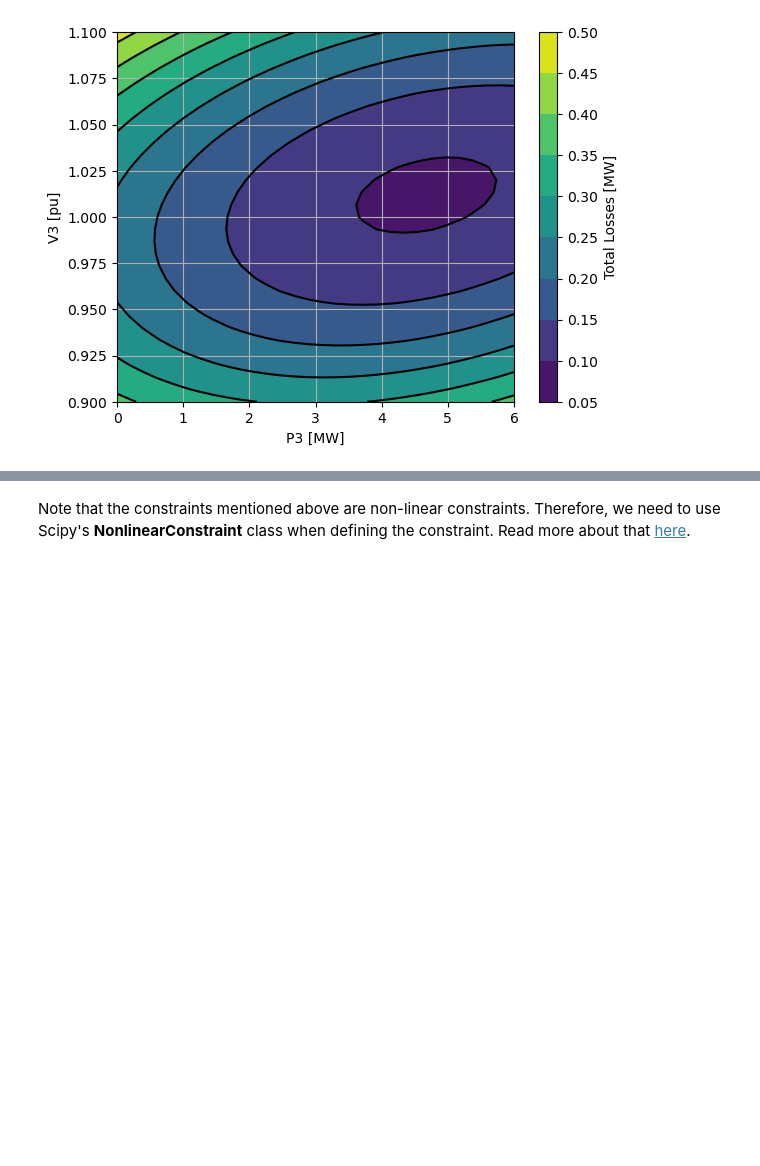
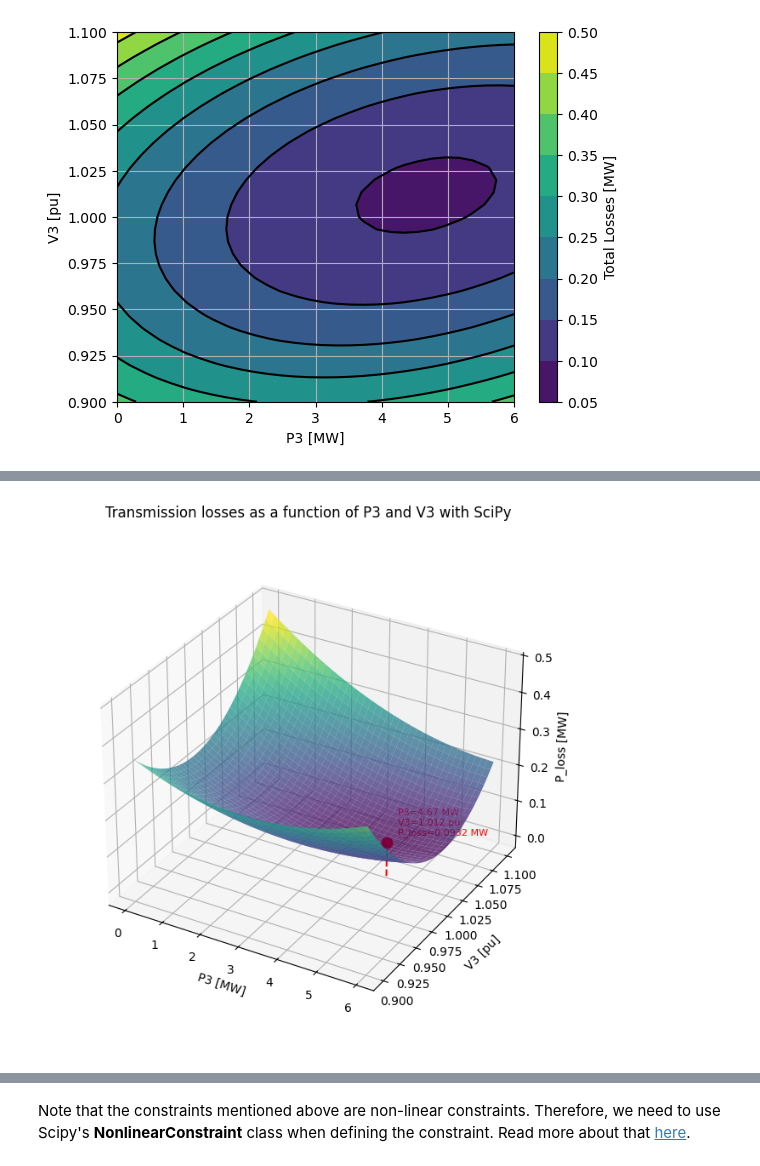
Before and after one commit to sambeets/EPE2316-Power-System-Planning, a Jupyter notebook: DigiLab/6 - Security Constrained Optimal Power Flow/Digital Lab 6 - Security Constrained OPF.ipynb, the cells around one changed output, grey strips where cells are left out. Saved outputs shown, nothing was run; the diff lists cells and outputs as text; code cells hidden in the pictures; blank space fills up the shorter version.

```diff
--- a/DigiLab/6 - Security Constrained Optimal Power Flow/Digital Lab 6 - Security Constrained OPF.ipynb
+++ b/DigiLab/6 - Security Constrained Optimal Power Flow/Digital Lab 6 - Security Constrained OPF.ipynb
@@ -167,12 +200,34 @@ P3 optimal: 4.666680552660378 MW, V3 optimal: 1.0118064838253116 pu, P_losses: 0
-# %%
-P3_vals = np.linspace(0.0, 6.0, 30)
-V3_vals = np.linspace(0.9, 1.1, 31)
-P3_mesh, V3_mesh = np.meshgrid(P3_vals, V3_vals)
-P_losses = np.zeros_like(P3_mesh)
-
-for j, P3 in enumerate(P3_vals):
-    for i, V3 in enumerate(V3_vals):
-        u = np.array([P3, V3])
-        obj = objective_function(u)
-        P_losses[i, j] = obj*S_base
+# %%
+fig_2 = plt.figure(figsize=(10, 8))
+ax = fig_2.add_subplot(111, projection='3d')
+
+# Surface plot
+surf_2 = ax.plot_surface(P3_mesh, V3_mesh, P_losses, cmap='viridis', alpha=0.75)
+
+# Mark the optimal point found by scipy
+P_loss_opt = sol_OPF.fun * S_base  # MW
+ax.scatter([P3_opt], [V3_opt], [P_loss_opt],
+           color='red', s=80, zorder=10, label=f"Optimal")
+
+# Vertical line from the surface down to the base (z=0) so it's easy to spot
+ax.plot([P3_opt, P3_opt], [V3_opt, V3_opt], [0, P_loss_opt],
+        color='red', linestyle='--', linewidth=1.5)
+
+# Annotation text
+ax.text(P3_opt + 0.2, V3_opt + 0.005, P_loss_opt + 0.02,
+        f"P3={P3_opt:.2f} MW\nV3={V3_opt:.3f} pu\nP_loss={P_loss_opt:.4f} MW",
+        color='red', fontsize=8)
+
+ax.set_xlabel("P3 [MW]")
+ax.set_ylabel("V3 [pu]")
+ax.set_zlabel("P_loss [MW]")
+ax.set_title("Transmission losses as a function of P3 and V3 with SciPy")
+ax.set_box_aspect(None, zoom=0.9)
+ax.yaxis.labelpad = 10
+
+from matplotlib.backends.backend_agg import FigureCanvasAgg
+FigureCanvasAgg(fig_2).print_figure("opf_3d_optimal_SciPy.png", dpi=300)
+plt.show()
+# %% [output]
+[figure, added]
 # %% [markdown]
```
Also changed, not shown: parts of 12 cells of this notebook, 1 other file.
